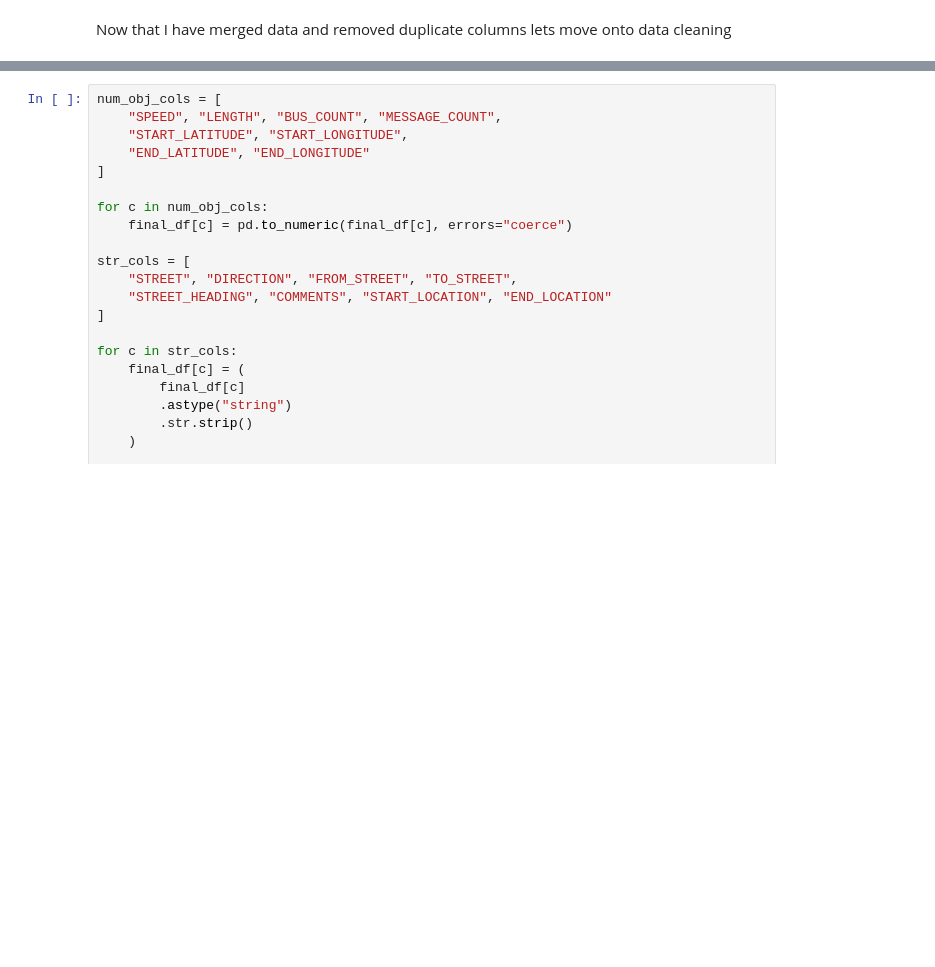
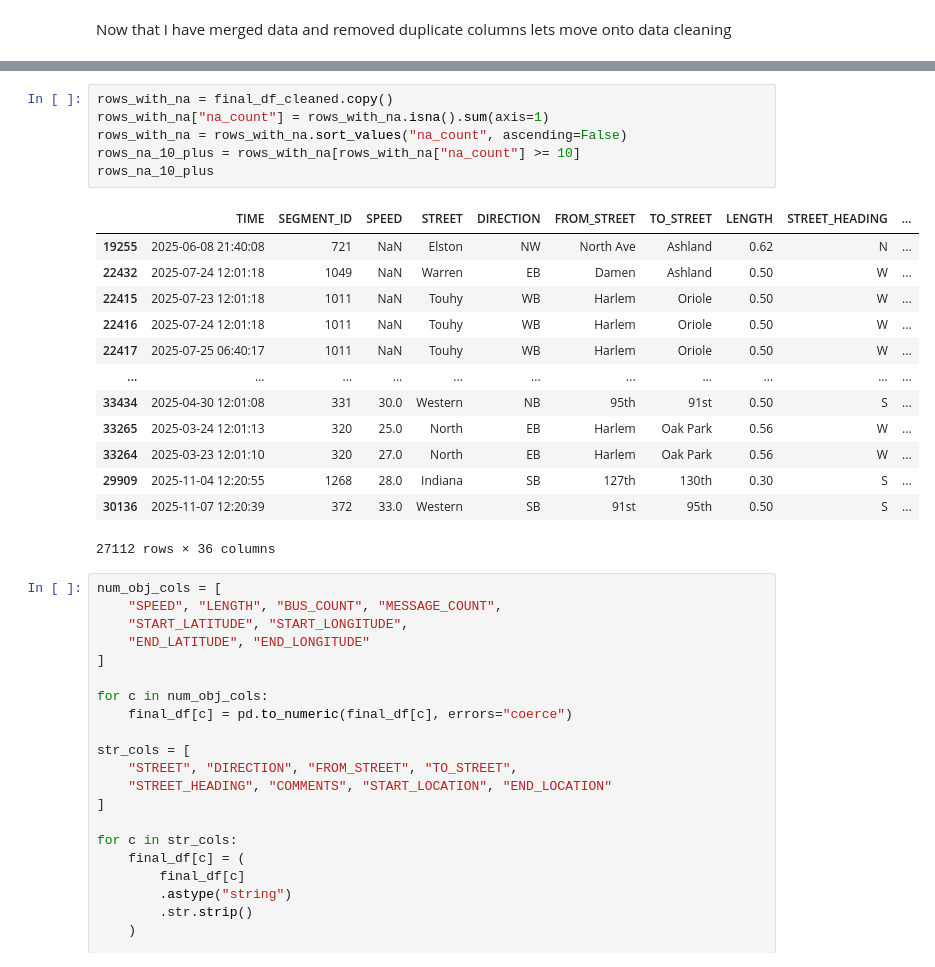
Before and after one commit to rishabhshahh/is477, a Jupyter notebook: Project.ipynb, the cells around one changed output, grey strips where cells are left out. Saved outputs shown, nothing was run; the diff lists cells and outputs as text; blank space fills up the shorter version.

```diff
--- a/Project.ipynb
+++ b/Project.ipynb
@@ -182,3 +288,23 @@ Now that I have merged data and removed duplicate columns lets move onto data cl
+# %%
+rows_with_na = final_df_cleaned.copy()
+rows_with_na["na_count"] = rows_with_na.isna().sum(axis=1)
+rows_with_na = rows_with_na.sort_values("na_count", ascending=False)
+rows_na_10_plus = rows_with_na[rows_with_na["na_count"] >= 10]
+rows_na_10_plus
+# %% [output]
+|  | TIME | SEGMENT_ID | SPEED | STREET | DIRECTION | FROM_STREET | TO_STREET | LENGTH | STREET_HEADING | ... |
+| 19255 | 2025-06-08 21:40:08 | 721 | NaN | Elston | NW | North Ave | Ashland | 0.62 | N | ... |
+| 22432 | 2025-07-24 12:01:18 | 1049 | NaN | Warren | EB | Damen | Ashland | 0.50 | W | ... |
+| 22415 | 2025-07-23 12:01:18 | 1011 | NaN | Touhy | WB | Harlem | Oriole | 0.50 | W | ... |
+| 22416 | 2025-07-24 12:01:18 | 1011 | NaN | Touhy | WB | Harlem | Oriole | 0.50 | W | ... |
+| 22417 | 2025-07-25 06:40:17 | 1011 | NaN | Touhy | WB | Harlem | Oriole | 0.50 | W | ... |
+| ... | ... | ... | ... | ... | ... | ... | ... | ... | ... | ... |
+| 33434 | 2025-04-30 12:01:08 | 331 | 30.0 | Western | NB | 95th | 91st | 0.50 | S | ... |
+| 33265 | 2025-03-24 12:01:13 | 320 | 25.0 | North | EB | Harlem | Oak Park | 0.56 | W | ... |
+| 33264 | 2025-03-23 12:01:10 | 320 | 27.0 | North | EB | Harlem | Oak Park | 0.56 | W | ... |
+| 29909 | 2025-11-04 12:20:55 | 1268 | 28.0 | Indiana | SB | 127th | 130th | 0.30 | S | ... |
+| 30136 | 2025-11-07 12:20:39 | 372 | 33.0 | Western | SB | 91st | 95th | 0.50 | S | ... |
+27112 rows × 36 columns
 # %%
 num_obj_cols = [
     "SPEED", "LENGTH", "BUS_COUNT", "MESSAGE_COUNT",
```
Also changed, not shown: parts of 9 cells of this notebook, 20 other files.
